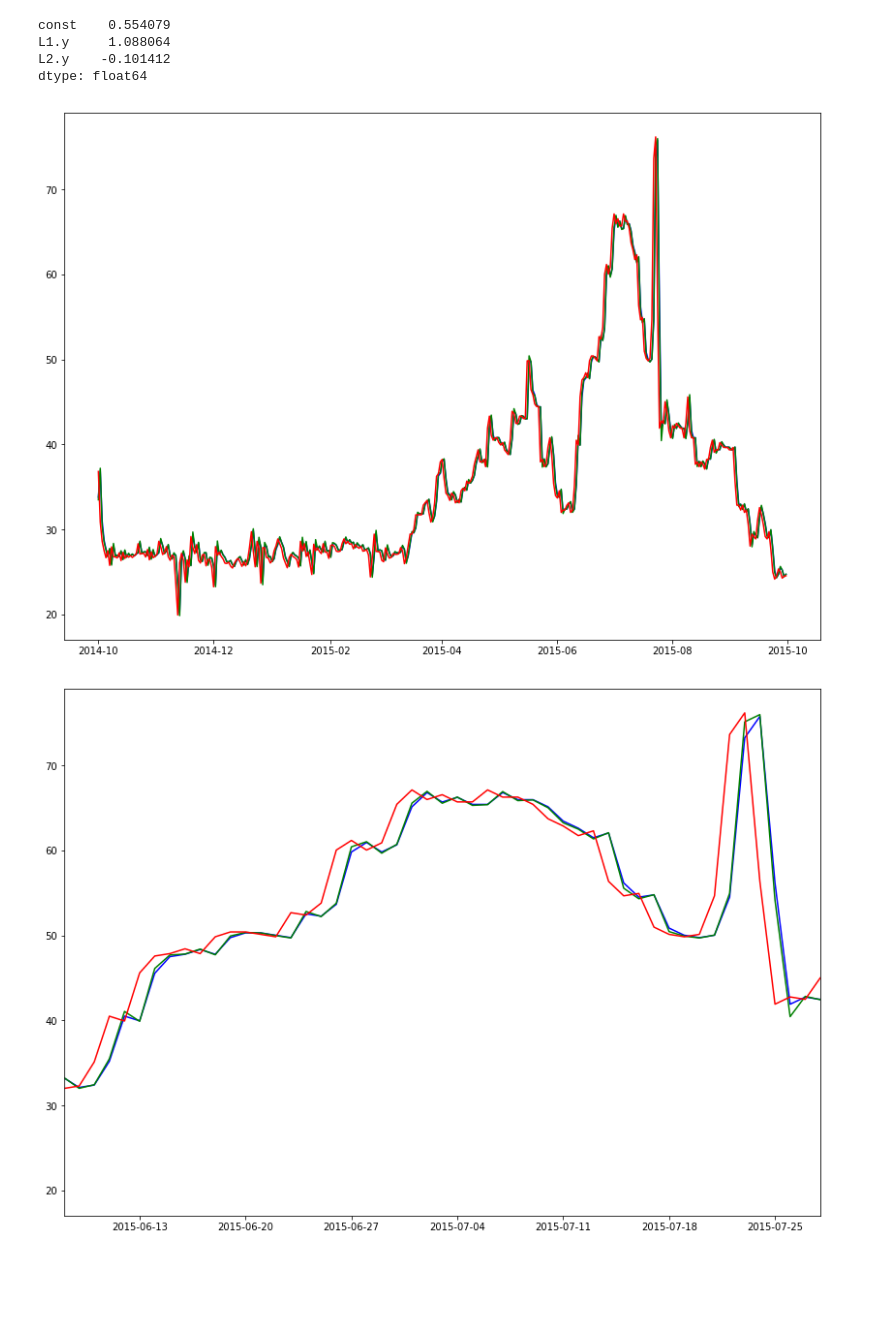
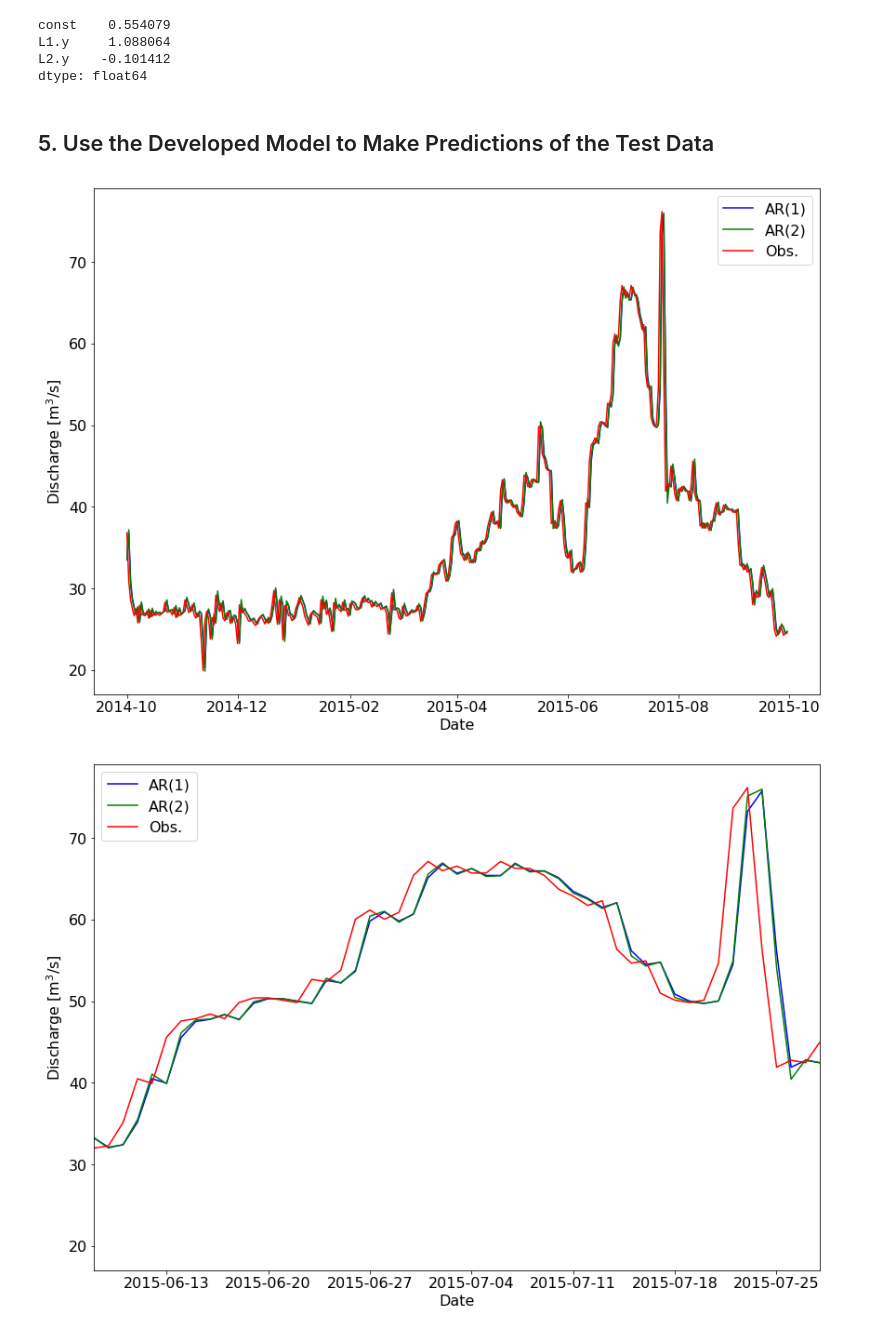
Before and after one commit to EgorFedorencko/GEOS_518, a Jupyter notebook: Module04_AR-Models/AutoregressiveModels.ipynb, the cells around one changed output. Drawn from its saved outputs; the diff is of its cells as text; code cells hidden in the pictures; blank space fills up the shorter version.

```diff
--- a/Module04_AR-Models/AutoregressiveModels.ipynb
+++ b/Module04_AR-Models/AutoregressiveModels.ipynb
@@ -81,38 +117,51 @@ const    0.554079
 L1.y     1.088064
 L2.y    -0.101412
 dtype: float64
+# %% [markdown]
+## 5. Use the Developed Model to Make Predictions of the Test Data
 # %%
 Qtrain = df_train['Q'].values
 Qtest  = df_test['Q'].values
 
 DatesTest = df_test['SerDates'].values
 
 Qttm1 = np.concatenate([Qtrain[-2:-1],Qtest[0:-1]])
 Qttm2 = np.concatenate([Qtrain[-3:-1],Qtest[0:-2]])
 
 AR1_mu   = Q_AR1_model.params[0]
 AR1_phi1 = Q_AR1_model.params[1]
 
 QhatAR1 = AR1_mu + AR1_phi1*Qttm1
 
 AR2_mu   = Q_AR2_model.params[0]
 AR2_phi1 = Q_AR2_model.params[1]
 AR2_phi2 = Q_AR2_model.params[2]
 
 QhatAR2 = AR2_mu + AR2_phi1*Qttm1 + AR2_phi2*Qttm2
 
 plt.figure(figsize=(14,10))
+
 plt.plot(DatesTest,QhatAR1,'b-')
 plt.plot(DatesTest,QhatAR2,'g-')
 plt.plot(DatesTest,Qtest,'r-')
+plt.ylabel('Discharge [m${}^3$/s]',fontsize=16)
+plt.xlabel('Date',fontsize=16)
+plt.legend(('AR(1)','AR(2)','Obs.'),fontsize=16)
+ax = plt.gca()
+ax.tick_params('both',labelsize=16)
 plt.show()
 
 plt.figure(figsize=(14,10))
 plt.plot(DatesTest,QhatAR1,'b-')
 plt.plot(DatesTest,QhatAR2,'g-')
 plt.plot(DatesTest,Qtest,'r-')
 plt.xlim([DatesTest[250],DatesTest[300]])
+plt.ylabel('Discharge [m${}^3$/s]',fontsize=16)
+plt.xlabel('Date',fontsize=16)
+plt.legend(('AR(1)','AR(2)','Obs.'),fontsize=16)
+ax = plt.gca()
+ax.tick_params('both',labelsize=16)
 plt.show()
 # %% [output]
-[figure, old version]
+[figure, new version]
-[figure, old version]
+[figure, new version]
```
Also changed, not shown: parts of 8 cells of this notebook.
